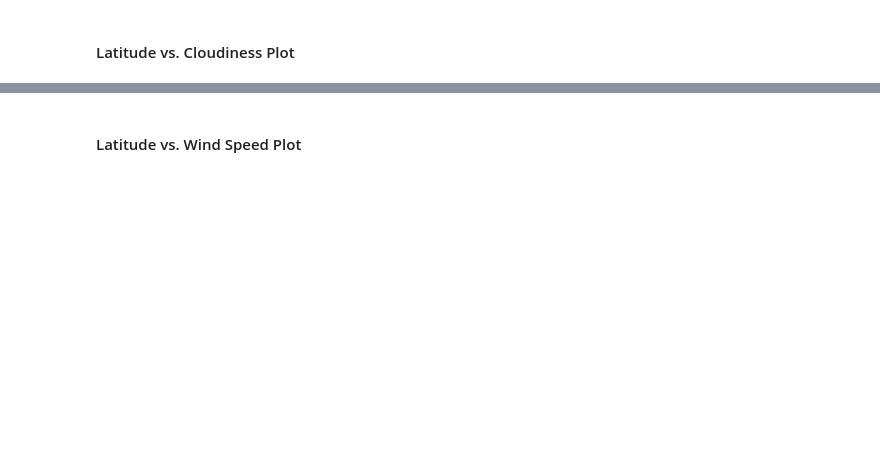
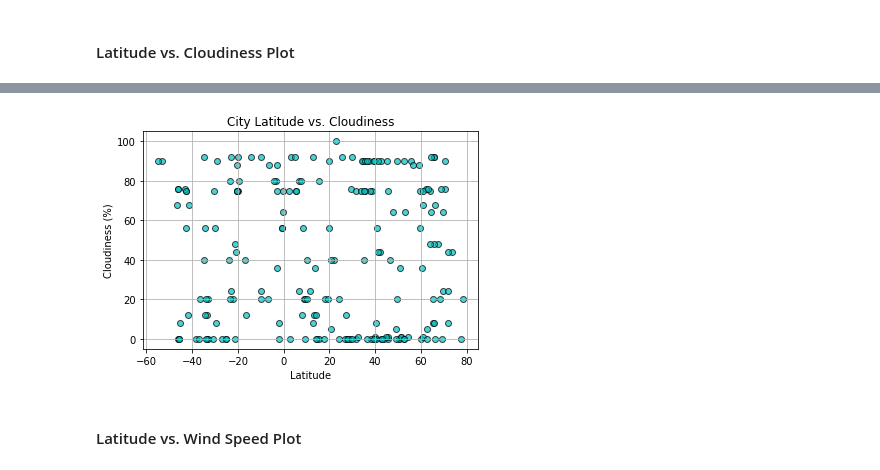
Before and after one commit to nickallen89/06-Python_API_HW, a Jupyter notebook: WeatherPy.ipynb, the cells around one changed output, grey strips where cells are left out. Drawn from its saved outputs; the diff is of its cells as text; code cells hidden in the pictures; blank space fills up the shorter version.

```diff
--- a/WeatherPy.ipynb
+++ b/WeatherPy.ipynb
@@ -130,2 +201,11 @@ dtype: int64
+# %%
+plt.scatter(weather_df["Lat"], weather_df["Cloudiness"], marker="o", color='c',
+            edgecolor='black', alpha=0.7)
+plt.title('City Latitude vs. Cloudiness')
+plt.xlabel('Latitude')
+plt.ylabel('Cloudiness (%)')
+plt.grid()
+# %% [output]
+[figure, added]
 # %% [markdown]
 #### Latitude vs. Wind Speed Plot
```
Also changed, not shown: parts of 16 cells of this notebook.
